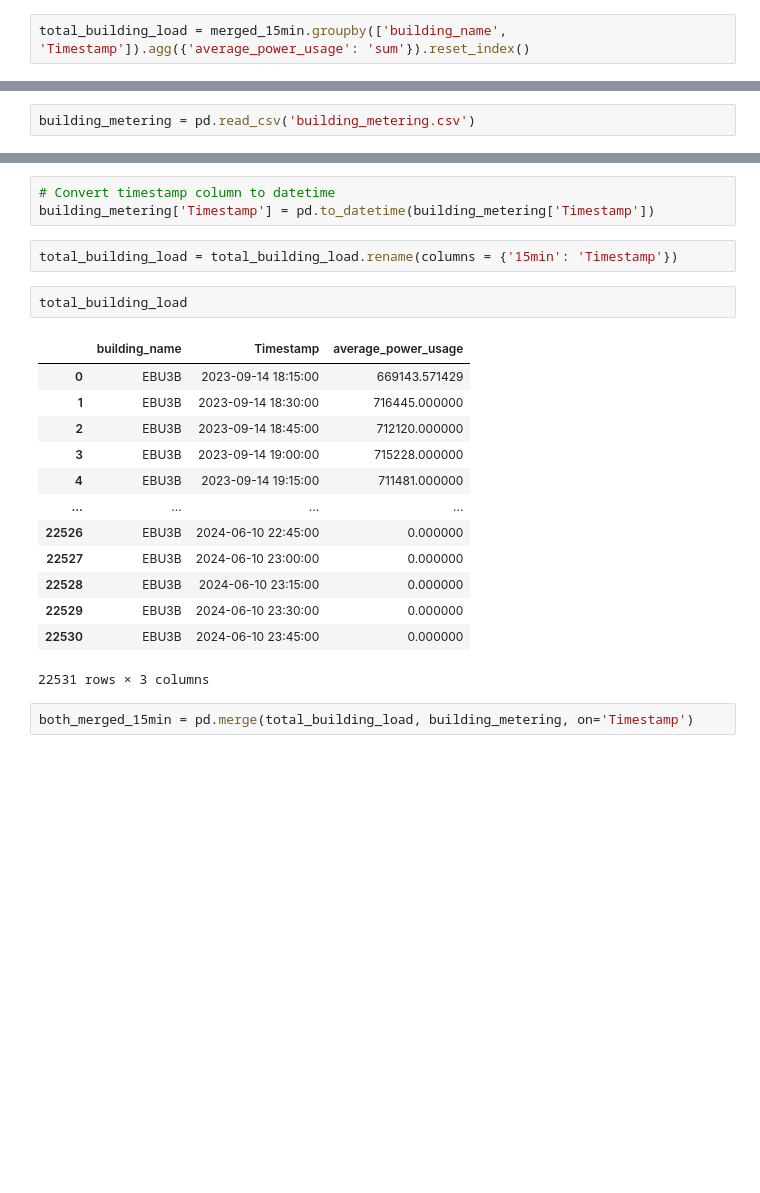
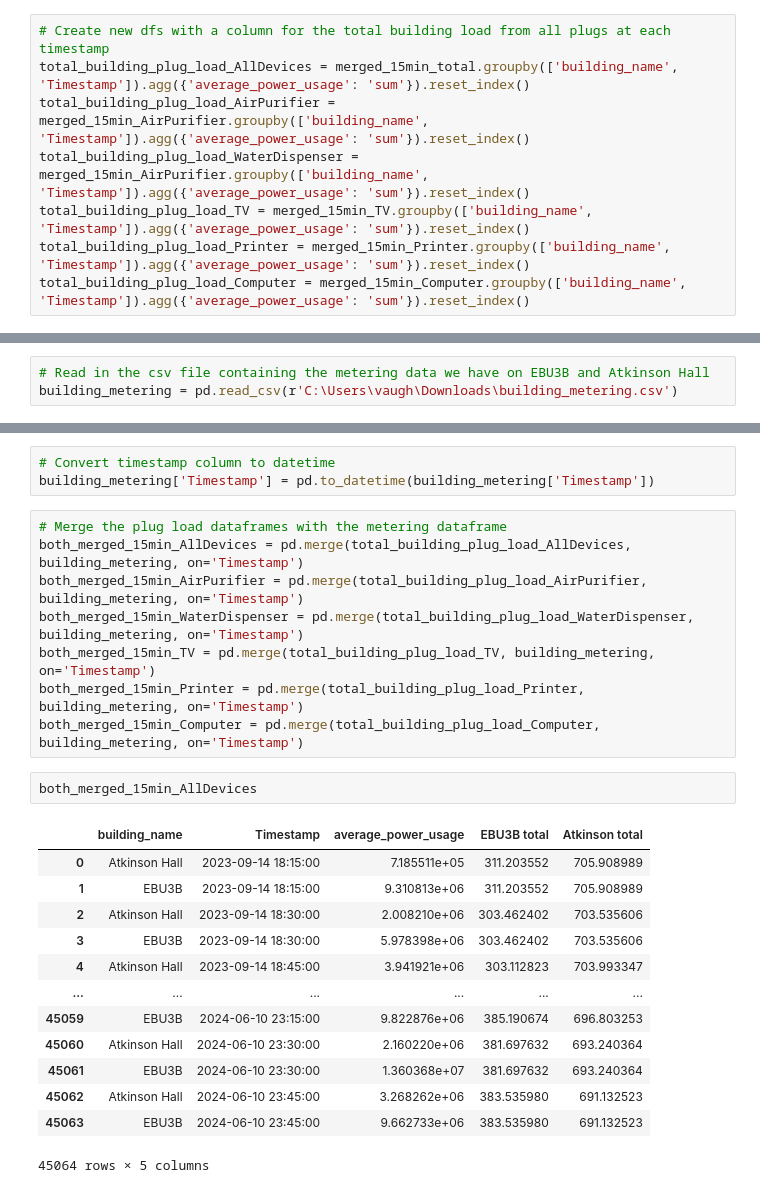
Before and after one commit to matthew-vaught/smart-plug-research, a Jupyter notebook: Correlational_Findings_A-checkpoint.ipynb, the cells around one changed output, grey strips where cells are left out. Saved outputs shown, nothing was run; the diff lists cells and outputs as text; blank space fills up the shorter version.

```diff
--- a/Correlational_Findings_A-checkpoint.ipynb
+++ b/Correlational_Findings_A-checkpoint.ipynb
@@ -148,2 +133,8 @@ merged_15min
 # %%
-total_building_load = merged_15min.groupby(['building_name', 'Timestamp']).agg({'average_power_usage': 'sum'}).reset_index()
+# Create new dfs with a column for the total building load from all plugs at each timestamp
+total_building_plug_load_AllDevices = merged_15min_total.groupby(['building_name', 'Timestamp']).agg({'average_power_usage': 'sum'}).reset_index()
+total_building_plug_load_AirPurifier = merged_15min_AirPurifier.groupby(['building_name', 'Timestamp']).agg({'average_power_usage': 'sum'}).reset_index()
+total_building_plug_load_WaterDispenser = merged_15min_AirPurifier.groupby(['building_name', 'Timestamp']).agg({'average_power_usage': 'sum'}).reset_index()
+total_building_plug_load_TV = merged_15min_TV.groupby(['building_name', 'Timestamp']).agg({'average_power_usage': 'sum'}).reset_index()
+total_building_plug_load_Printer = merged_15min_Printer.groupby(['building_name', 'Timestamp']).agg({'average_power_usage': 'sum'}).reset_index()
+total_building_plug_load_Computer = merged_15min_Computer.groupby(['building_name', 'Timestamp']).agg({'average_power_usage': 'sum'}).reset_index()
@@ -184,3 +157,4 @@ ebu3b_submetering
 # %%
-building_metering = pd.read_csv('building_metering.csv')
+# Read in the csv file containing the metering data we have on EBU3B and Atkinson Hall
+building_metering = pd.read_csv(r'C:\Users\vaugh\Downloads\building_metering.csv')
 # %%
@@ -204,24 +179,28 @@ building_metering
 # %%
 # Convert timestamp column to datetime
 building_metering['Timestamp'] = pd.to_datetime(building_metering['Timestamp'])
-# %%
-total_building_load = total_building_load.rename(columns = {'15min': 'Timestamp'})
-# %%
-total_building_load
-# %% [output]
-|  | building_name | Timestamp | average_power_usage |
-| 0 | EBU3B | 2023-09-14 18:15:00 | 669143.571429 |
-| 1 | EBU3B | 2023-09-14 18:30:00 | 716445.000000 |
-| 2 | EBU3B | 2023-09-14 18:45:00 | 712120.000000 |
-| 3 | EBU3B | 2023-09-14 19:00:00 | 715228.000000 |
-| 4 | EBU3B | 2023-09-14 19:15:00 | 711481.000000 |
-| ... | ... | ... | ... |
-| 22526 | EBU3B | 2024-06-10 22:45:00 | 0.000000 |
-| 22527 | EBU3B | 2024-06-10 23:00:00 | 0.000000 |
-| 22528 | EBU3B | 2024-06-10 23:15:00 | 0.000000 |
-| 22529 | EBU3B | 2024-06-10 23:30:00 | 0.000000 |
-| 22530 | EBU3B | 2024-06-10 23:45:00 | 0.000000 |
-22531 rows × 3 columns
 # %%
-both_merged_15min = pd.merge(total_building_load, building_metering, on='Timestamp')
+# Merge the plug load dataframes with the metering dataframe
+both_merged_15min_AllDevices = pd.merge(total_building_plug_load_AllDevices, building_metering, on='Timestamp')
+both_merged_15min_AirPurifier = pd.merge(total_building_plug_load_AirPurifier, building_metering, on='Timestamp')
+both_merged_15min_WaterDispenser = pd.merge(total_building_plug_load_WaterDispenser, building_metering, on='Timestamp')
+both_merged_15min_TV = pd.merge(total_building_plug_load_TV, building_metering, on='Timestamp')
+both_merged_15min_Printer = pd.merge(total_building_plug_load_Printer, building_metering, on='Timestamp')
+both_merged_15min_Computer = pd.merge(total_building_plug_load_Computer, building_metering, on='Timestamp')
+# %%
+both_merged_15min_AllDevices
+# %% [output]
+|  | building_name | Timestamp | average_power_usage | EBU3B total | Atkinson total |
+| 0 | Atkinson Hall | 2023-09-14 18:15:00 | 7.185511e+05 | 311.203552 | 705.908989 |
+| 1 | EBU3B | 2023-09-14 18:15:00 | 9.310813e+06 | 311.203552 | 705.908989 |
+| 2 | Atkinson Hall | 2023-09-14 18:30:00 | 2.008210e+06 | 303.462402 | 703.535606 |
+| 3 | EBU3B | 2023-09-14 18:30:00 | 5.978398e+06 | 303.462402 | 703.535606 |
+| 4 | Atkinson Hall | 2023-09-14 18:45:00 | 3.941921e+06 | 303.112823 | 703.993347 |
+| ... | ... | ... | ... | ... | ... |
+| 45059 | EBU3B | 2024-06-10 23:15:00 | 9.822876e+06 | 385.190674 | 696.803253 |
+| 45060 | Atkinson Hall | 2024-06-10 23:30:00 | 2.160220e+06 | 381.697632 | 693.240364 |
+| 45061 | EBU3B | 2024-06-10 23:30:00 | 1.360368e+07 | 381.697632 | 693.240364 |
+| 45062 | Atkinson Hall | 2024-06-10 23:45:00 | 3.268262e+06 | 383.535980 | 691.132523 |
+| 45063 | EBU3B | 2024-06-10 23:45:00 | 9.662733e+06 | 383.535980 | 691.132523 |
+45064 rows × 5 columns
 # %%
```
Also changed, not shown: parts of 35 cells of this notebook, 6 other files.
